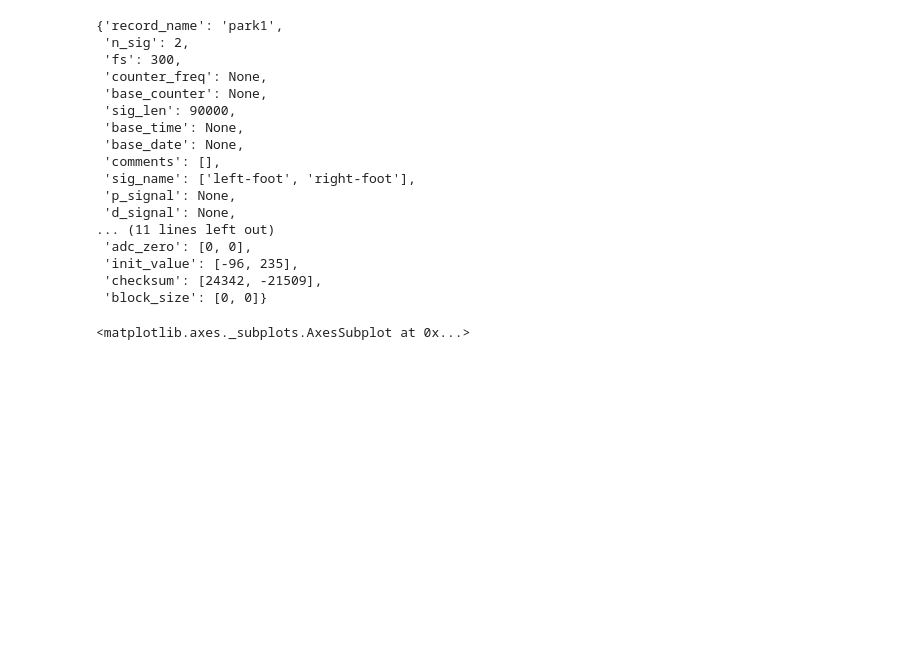
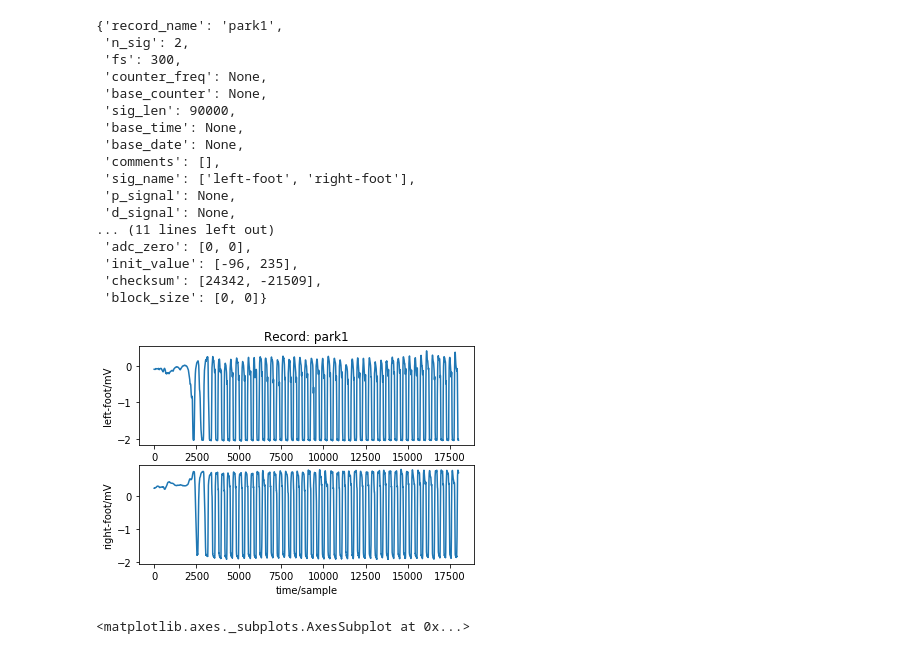
Before and after one commit to miguelfmc/gaitndd-wrangling, a Jupyter notebook: PhysiobankDataGathering.ipynb, the cells around one changed output. Saved outputs shown, nothing was run; the diff lists cells and outputs as text; code cells hidden in the pictures; blank space fills up the shorter version.

```diff
--- a/PhysiobankDataGathering.ipynb
+++ b/PhysiobankDataGathering.ipynb
@@ -111,6 +105,12 @@ display(test_record_header.__dict__)
  'init_value': [-96, 235],
  'checksum': [24342, -21509],
  'block_size': [0, 0]}
+# %%
+cwd = os.getcwd()
+test_record = wfdb.rdrecord("data/park1", sampfrom=0, sampto=18000) # first minute of signal
+wfdb.plot_wfdb(test_record)
+# %% [output]
+[figure, added]
 # %%
 header = ["Elapsed Time",
         "Left Stride Interval",
```
Also changed, not shown: parts of 17 cells of this notebook, 1 other file.
